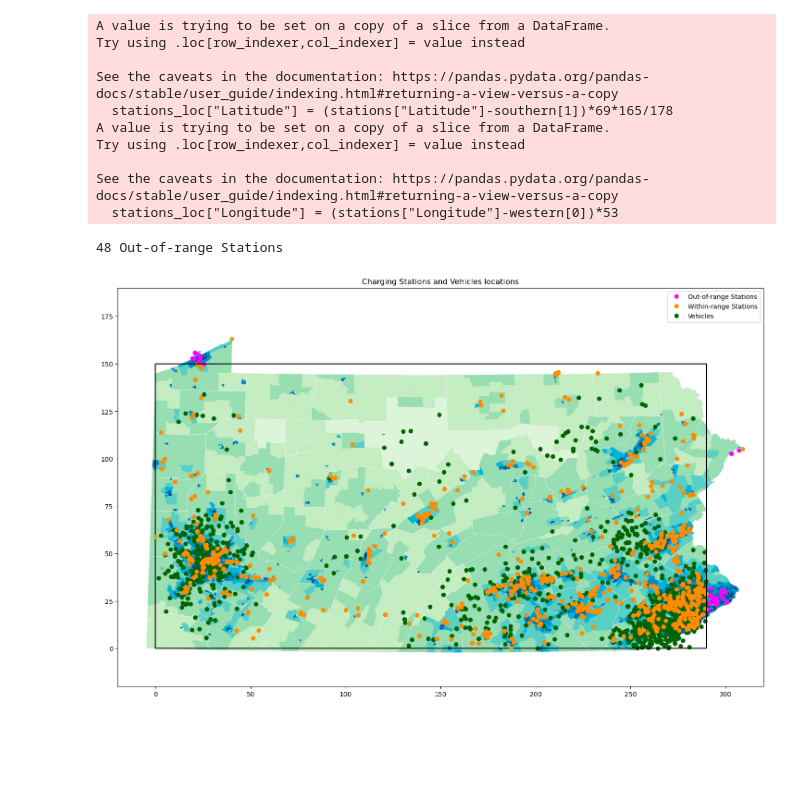
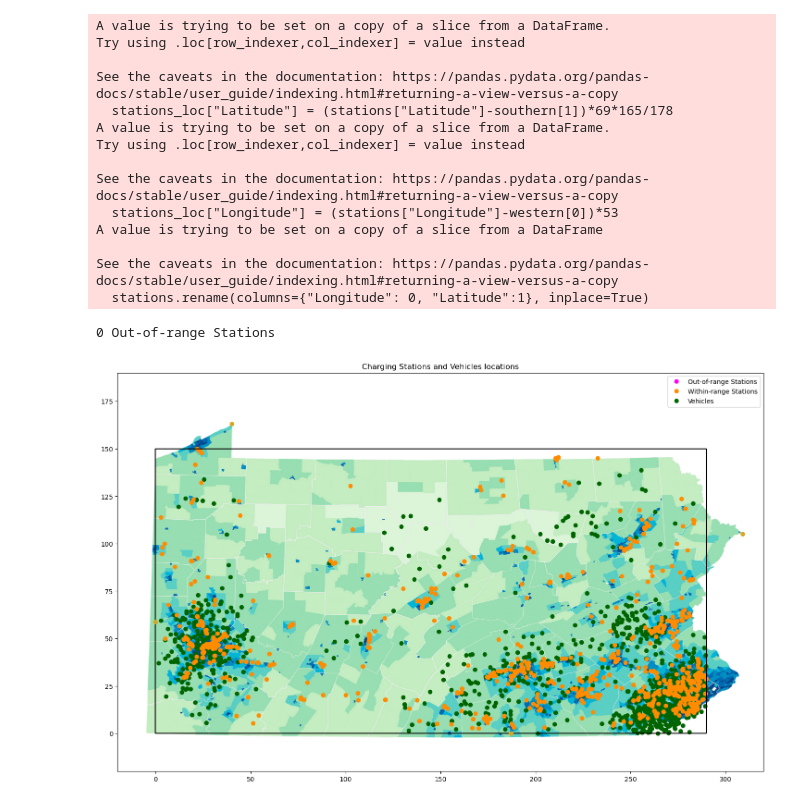
Before and after one commit to juanbeta98/MOPTA-23, a Jupyter notebook: Scheduling.ipynb, the cells around one changed output. Cells and saved outputs as stored; diff of their text form; code cells hidden in the pictures; blank space fills up the shorter version.

```diff
--- a/Scheduling.ipynb
+++ b/Scheduling.ipynb
@@ -12,7 +12,7 @@ from time import time
 # %%
 path = "C:/Users/jp.rodriguezr2/OneDrive - Universidad de los Andes/Documentos/MOPTA-23/Data/"
 #path = "C:/Users/ari_r/OneDrive - Universidad de los Andes/Documentos/MOPTA-23/Data/"
-coor = pd.read_csv(path+'MOPTA2023_car_locations.csv', sep = ',', header = None)
+vehicles = pd.read_csv(path+'MOPTA2023_car_locations.csv', sep = ',', header = None)
 # %%
 stations = pd.read_csv(path+"fuel_stations.csv")
 
@@ -24,6 +24,9 @@ eastern = (-74.689603, 41.363559)
 stations_loc = stations[["Longitude","Latitude"]]
 stations_loc["Latitude"] = (stations["Latitude"]-southern[1])*69*165/178
 stations_loc["Longitude"] = (stations["Longitude"]-western[0])*53
+
+stations = stations_loc[(stations_loc["Longitude"] <= 290) & (stations_loc["Latitude"] <= 150)]
+stations.rename(columns={"Longitude": 0, "Latitude":1}, inplace=True)
 # %% [output]
 A value is trying to be set on a copy of a slice from a DataFrame.
 Try using .loc[row_indexer,col_indexer] = value instead
@@ -35,43 +38,47 @@ Try using .loc[row_indexer,col_indexer] = value instead
 
 See the caveats in the documentation: https://pandas.pydata.org/pandas-docs/stable/user_guide/indexing.html#returning-a-view-versus-a-copy
   stations_loc["Longitude"] = (stations["Longitude"]-western[0])*53
+A value is trying to be set on a copy of a slice from a DataFrame
+
+See the caveats in the documentation: https://pandas.pydata.org/pandas-docs/stable/user_guide/indexing.html#returning-a-view-versus-a-copy
+  stations.rename(columns={"Longitude": 0, "Latitude":1}, inplace=True)
 # %%
 img = plt.imread("./Problem Visualization/Pennsylvania_Population.png")
 fig, ax = plt.subplots(nrows=1,ncols=1,figsize=(18,12))
 
 
-for v in coor.index:
-        x_v = coor.loc[v,0]; y_v = coor.loc[v,1]
+for v in vehicles.index:
+        x_v = vehicles.loc[v,0]; y_v = vehicles.loc[v,1]
         ax.plot(x_v,y_v,marker="o",color="darkgreen")
 
 oor = 0
 for v in stations.index:
         x_v = stations_loc.loc[v,"Longitude"]; y_v = stations_loc.loc[v,"Latitude"]
         if x_v > 290 or y_v > 150: col= "magenta"; oor += 1
         else: col = "darkorange"
         ax.plot(x_v,y_v,marker="o",color=col)
 
 ax.vlines(x=[0,290],ymin=0,ymax=150,color="black")
 ax.hlines(y=[0,150],xmin=0,xmax=290,color="black")
 
 ax.plot((southern[0]-western[0])*53,0,marker="o",color="goldenrod")
 ax.plot((northern[0]-western[0])*53,(northern[1]-southern[1])*69*165/178,marker="o",color="goldenrod")
 ax.plot(0,(western[1]-southern[1])*69*165/178,marker="o",color="goldenrod")
 ax.plot((eastern[0]-western[0])*53,(eastern[1]-southern[1])*69*165/178,marker="o",color="goldenrod")
 
 ax.plot(-30,-30,marker="o",linestyle="",color="magenta",label="Out-of-range Stations")
 ax.plot(-30,-30,marker="o",linestyle="",color="darkorange",label="Within-range Stations")
 ax.plot(-30,-30,marker="o",linestyle="",color="darkgreen",label="Vehicles")
 
 #ax.imshow(img, extent=[-5, 308, -5, 178])
 ax.imshow(img, extent=[-5, 308, -5, 165])
 ax.legend(loc="upper right")
 ax.set_xlim(-20,320)
 ax.set_ylim(-20,190)
 ax.set_title("Charging Stations and Vehicles locations")
 
 print(f"{oor} Out-of-range Stations")
 # %% [output]
-48 Out-of-range Stations
+0 Out-of-range Stations
-[figure, old version]
+[figure, new version]
 # %%
```
Also changed, not shown: parts of 18 cells of this notebook, 4 other files.
